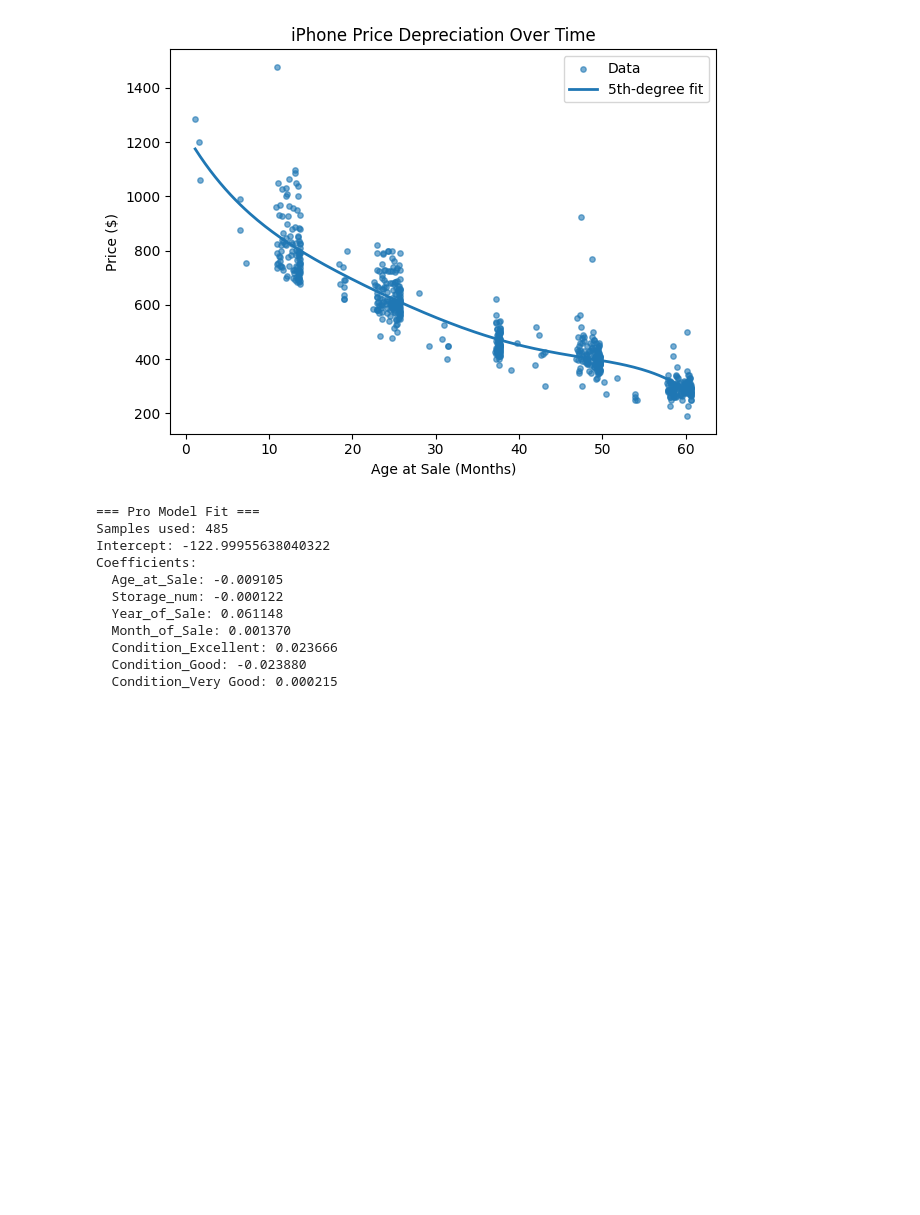
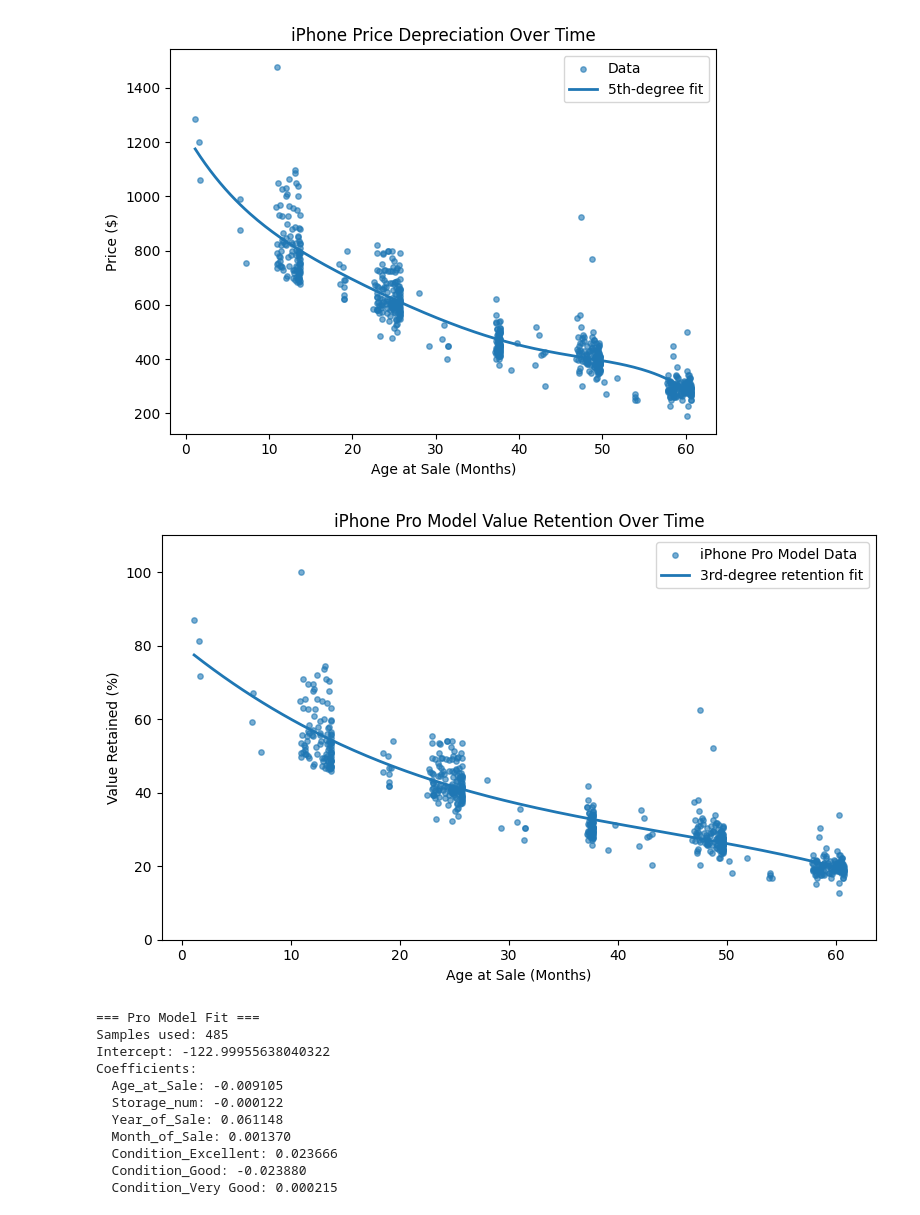
Before and after one commit to MengsrunNit/ebay-scrapping, a Jupyter notebook: Iphone Data/Iphone_Pro/iphone_pro.ipynb, the cells around one changed output. Drawn from its saved outputs; the diff is of its cells as text; code cells hidden in the pictures; blank space fills up the shorter version.

```diff
--- a/Iphone Data/Iphone_Pro/iphone_pro.ipynb
+++ b/Iphone Data/Iphone_Pro/iphone_pro.ipynb
@@ -403,6 +403,54 @@ plt.tight_layout()
 plt.show()
 # %% [output]
 [figure]
+# %%
+from matplotlib import pyplot as plt
+import numpy as np
+
+# Clean column names
+data.rename(columns=str.strip, inplace=True)
+
+# Extract data
+x = data['Age_at_Sale']   # months
+y = data['Price_num']
+
+# Clean NaN/inf
+m = np.isfinite(x) & np.isfinite(y)
+x = x[m].to_numpy()
+y = y[m].to_numpy()
+
+# ---- Value retention (%) ----
+original_price = y.max()
+retention = (y / original_price) * 100
+
+# ---- 3rd-degree polynomial fit for value retention ----
+coeffs = np.polyfit(x, retention, 3)
+poly_ret = np.poly1d(coeffs)
+
+# Smooth line
+x_line = np.linspace(x.min(), x.max(), 200)
+y_line_ret = poly_ret(x_line)
+
+# ---- Plot ----
+plt.figure(figsize=(8,5))
+plt.scatter(x, retention, s=15, alpha=0.6, label='iPhone Pro Model Data')
+plt.plot(x_line, y_line_ret, linewidth=2, label='3rd-degree retention fit')
+
+plt.xlabel('Age at Sale (Months)')
+plt.ylabel('Value Retained (%)')
+plt.title('iPhone Pro Model Value Retention Over Time')
+plt.ylim(0, 110)
+plt.legend()
+plt.tight_layout()
+
+import os
+# Save figure
+os.makedirs('output', exist_ok=True)
+plt.savefig('output/pixel_value_retention_polynomial_fit.png', dpi=300)
+
+plt.show()
+# %% [output]
+[figure, added]
 # %%
 # === iPhone Pro resale regression (with explicit Condition_Excellent) ===
 import re
```
Also changed, not shown: 10 other files.
